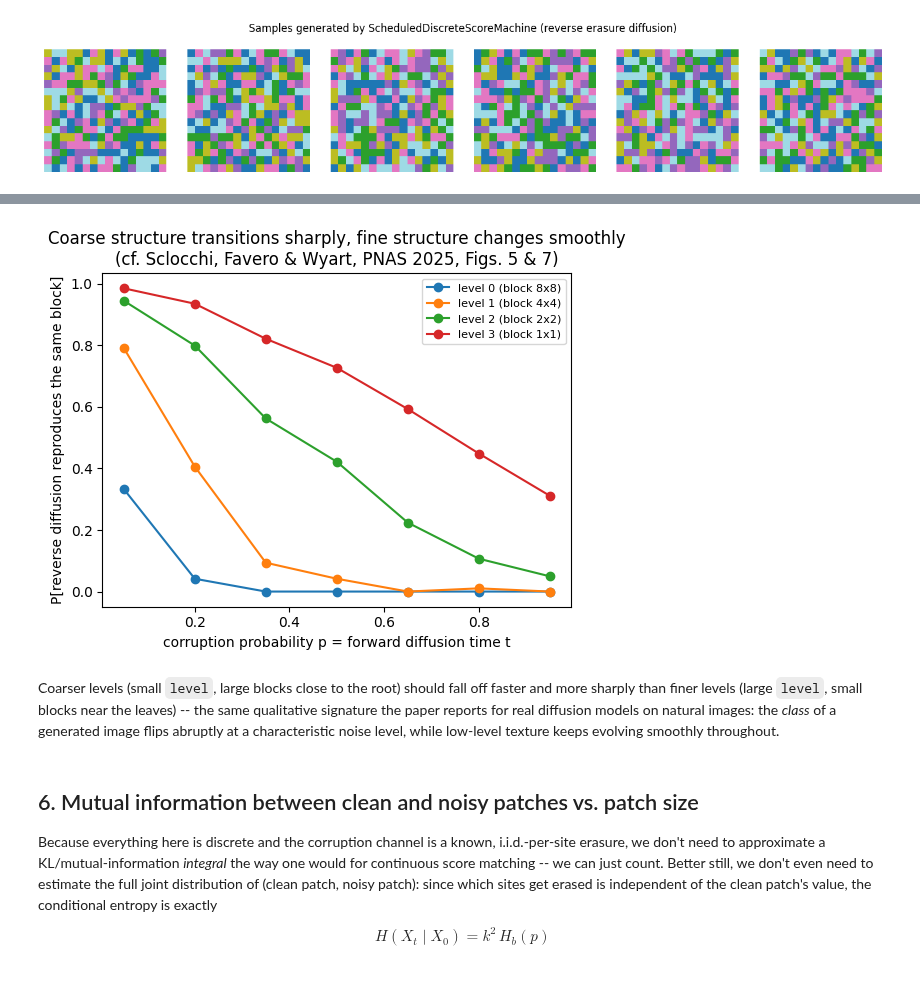
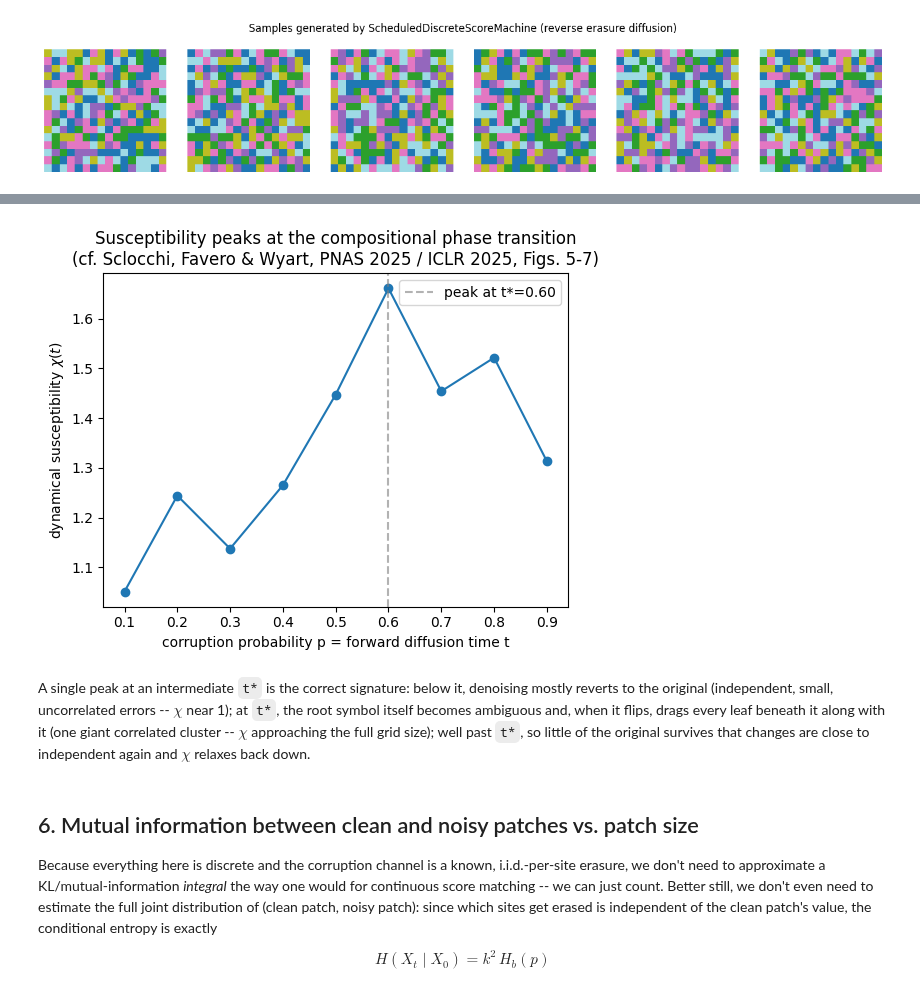
Before and after one commit to henhen724/convolutional_diffusion, a Jupyter notebook: notebooks/random_hierarchy_discrete_score_demo.ipynb, the cells around one changed output, grey strips where cells are left out. Saved outputs shown, nothing was run; the diff lists cells and outputs as text; code cells hidden in the pictures.

```diff
--- a/notebooks/random_hierarchy_discrete_score_demo.ipynb
+++ b/notebooks/random_hierarchy_discrete_score_demo.ipynb
@@ -325,0 +313,20 @@ t=0.95 done
+# %%
+n_traj = 48  # independent stochastic reverse-diffusion trajectories per x0
+ts = np.linspace(0.1, 0.9, 9)
+chi_values = np.zeros(len(ts))
+n_x0, h, w = x0_eval.shape
+
+# One big batch per t (n_x0 * n_traj trajectories at once) instead of one
+# call per x0: same total compute, far less redundant re-iteration of the
+# training set inside LocalDiscreteScoreMachine.
+for ti, t in enumerate(ts):
+    gen = torch.Generator().manual_seed(200 + ti)
+    x0_rep = x0_eval.repeat_interleave(n_traj, dim=0)  # (n_x0*n_traj, H, W)
+    xt, _ = mask_tokens(x0_rep, linear_mask_schedule(t), ph_mask_token, generator=gen)
+    xhat = ph_sampler(xt, nsteps=8, t_start=t, device=torch.device("cpu"), generator=gen)
+    sigma_by_x0 = (xhat != x0_rep).float().reshape(n_x0, n_traj, h * w).numpy()
+    chi_values[ti], _ = dynamical_susceptibility(sigma_by_x0)
+    print(f"t={t:.2f}: chi={chi_values[ti]:.2f}")
+
+t_star, chi_star, _ = find_peak(ts, chi_values)
+print(f"\npeak: chi*={chi_star:.2f} at t*={t_star:.2f} (chi=1 -> independent sites, chi={h*w} -> whole grid moves together)")
@@ -326,26 +345,26 @@ t=0.95 done
 # %%
 fig, ax = plt.subplots(figsize=(5.5, 4.5))
-for li, level in enumerate(levels):
-    block = ph_s ** (ph_L - level)
-    ax.plot(ts, match_rates[li], marker="o", label=f"level {level} (block {block}x{block})")
+ax.plot(ts, chi_values, marker="o")
+ax.axvline(t_star, color="gray", linestyle="--", alpha=0.6, label=f"peak at t*={t_star:.2f}")
 ax.set_xlabel("corruption probability p = forward diffusion time t")
-ax.set_ylabel("P[reverse diffusion reproduces the same block]")
+ax.set_ylabel(r"dynamical susceptibility $\chi(t)$")
 ax.set_title(
-    "Coarse structure transitions sharply, fine structure changes smoothly\n"
-    "(cf. Sclocchi, Favero & Wyart, PNAS 2025, Figs. 5 & 7)"
+    "Susceptibility peaks at the compositional phase transition\n"
+    "(cf. Sclocchi, Favero & Wyart, PNAS 2025 / ICLR 2025, Figs. 5-7)"
 )
-ax.legend(fontsize=8)
+ax.legend()
 plt.tight_layout()
 plt.show()
 # %% [output]
-[figure, old version]
+[figure, new version]
-# %% [markdown]
-Coarser levels (small `level`, large blocks close to the root) should fall
-off faster and more sharply than finer levels (large `level`, small blocks
-near the leaves) -- the same qualitative signature the paper reports for
-real diffusion models on natural images: the *class* of a generated image
-flips abruptly at a characteristic noise level, while low-level texture
-keeps evolving smoothly throughout.
+# %% [markdown]
+A single peak at an intermediate `t*` is the correct signature: below it,
+denoising mostly reverts to the original (independent, small, uncorrelated
+errors -- $\chi$ near 1); at `t*`, the root symbol itself becomes ambiguous
+and, when it flips, drags every leaf beneath it along with it (one giant
+correlated cluster -- $\chi$ approaching the full grid size); well past
+`t*`, so little of the original survives that changes are close to
+independent again and $\chi$ relaxes back down.
 # %% [markdown]
 ## 6. Mutual information between clean and noisy patches vs. patch size
 
```
Also changed, not shown: parts of 7 cells of this notebook, 6 other files.
